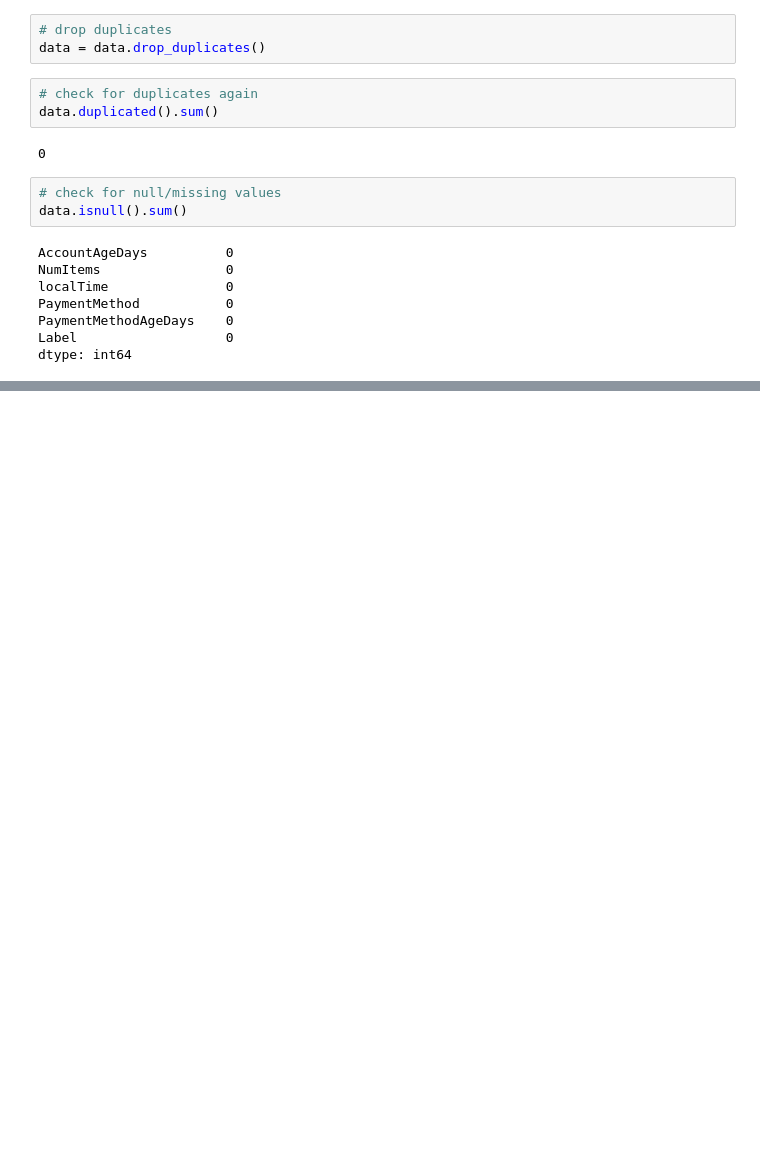
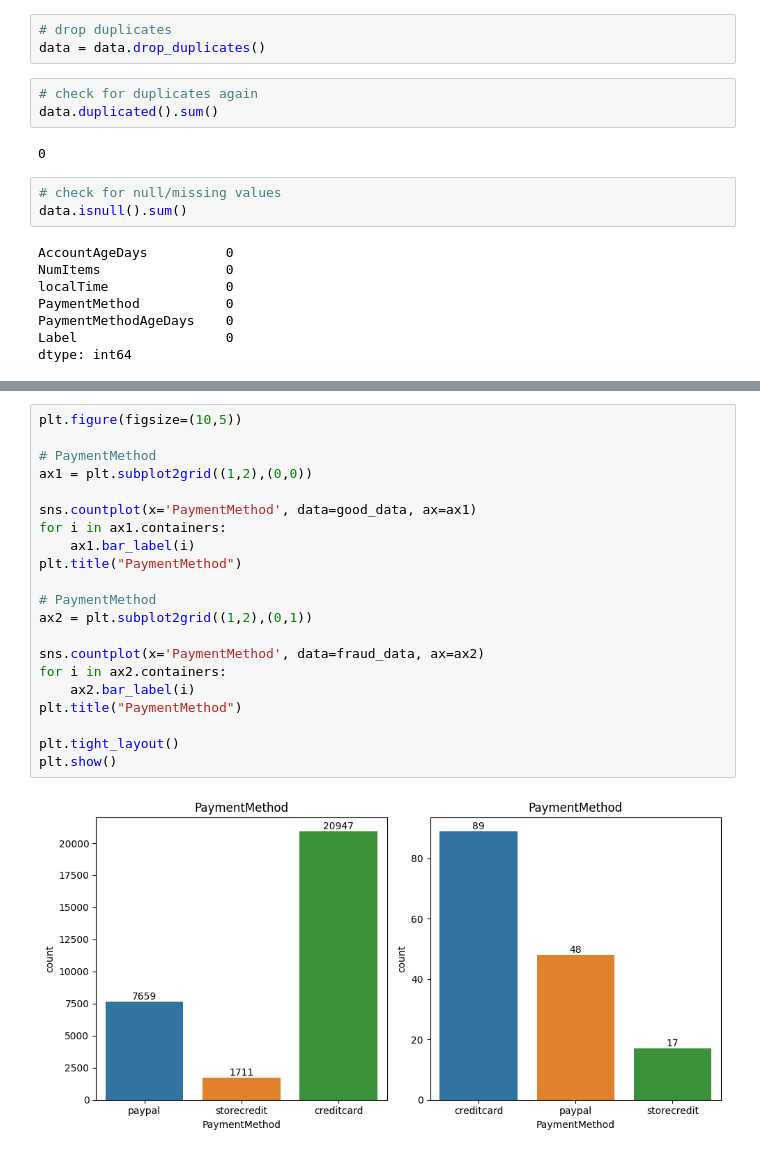
Before and after one commit to Akshay-Paunikar/Payment_Fraud_Detection, a Jupyter notebook: notebook/payment_fraud_detection_EDA.ipynb, the cells around one changed output, grey strips where cells are left out. Saved outputs shown, nothing was run; the diff lists cells and outputs as text; blank space fills up the shorter version.

```diff
--- a/notebook/payment_fraud_detection_EDA.ipynb
+++ b/notebook/payment_fraud_detection_EDA.ipynb
@@ -98,0 +191,23 @@ dtype: int64
+# %%
+plt.figure(figsize=(10,5))
+
+# PaymentMethod
+ax1 = plt.subplot2grid((1,2),(0,0))
+
+sns.countplot(x='PaymentMethod', data=good_data, ax=ax1)
+for i in ax1.containers:
+    ax1.bar_label(i)
+plt.title("PaymentMethod")
+
+# PaymentMethod
+ax2 = plt.subplot2grid((1,2),(0,1))
+
+sns.countplot(x='PaymentMethod', data=fraud_data, ax=ax2)
+for i in ax2.containers:
+    ax2.bar_label(i)
+plt.title("PaymentMethod")
+
+plt.tight_layout()
+plt.show()
+# %% [output]
+[figure, added]
```
Also changed, not shown: parts of 11 cells of this notebook, 6 other files.
